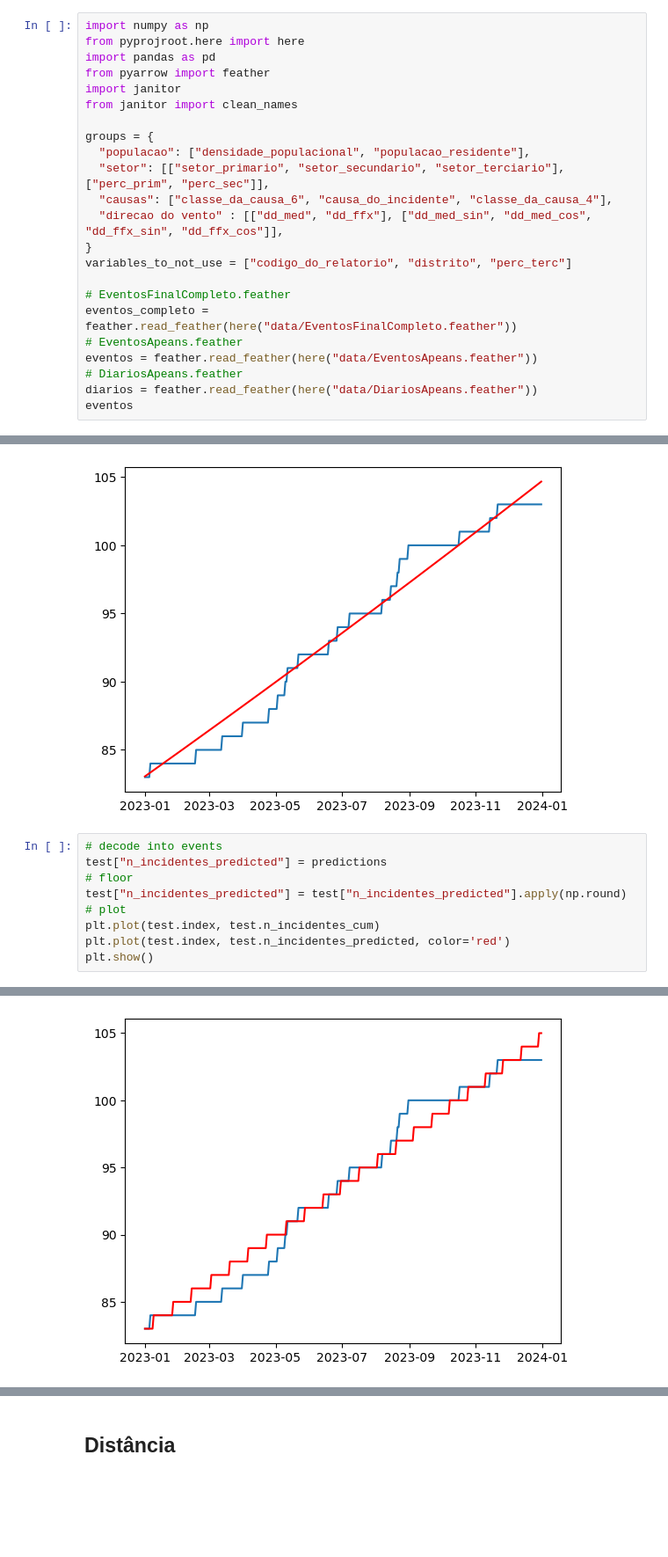
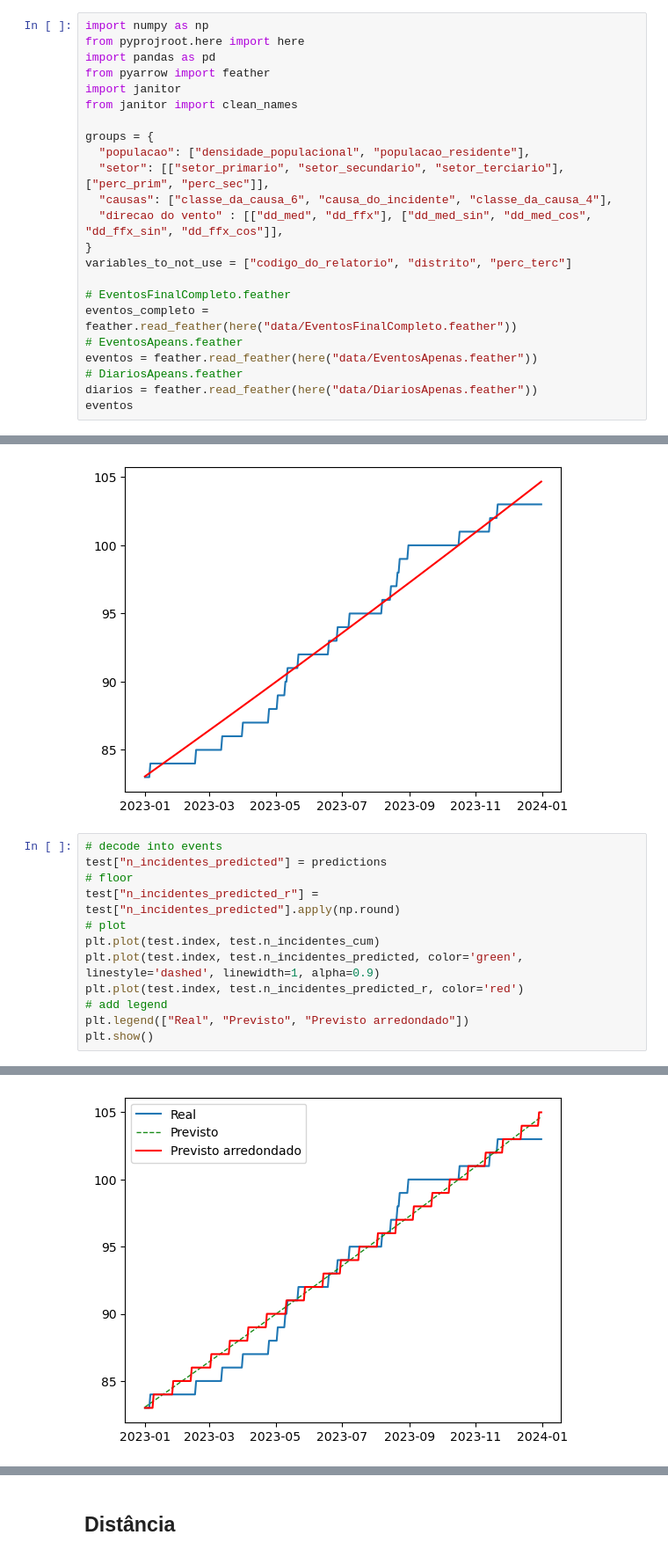
Before and after one commit to Vullkano/pfacd, a Jupyter notebook: src/modeling/modeling_cum.ipynb, the cells around one changed output, grey strips where cells are left out. Shown at 88% size. Drawn from its saved outputs; the diff is of its cells as text; blank space fills up the shorter version.

```diff
--- a/src/modeling/modeling_cum.ipynb
+++ b/src/modeling/modeling_cum.ipynb
@@ -17,9 +17,9 @@ variables_to_not_use = ["codigo_do_relatorio", "distrito", "perc_terc"]
 # EventosFinalCompleto.feather
 eventos_completo = feather.read_feather(here("data/EventosFinalCompleto.feather"))
 # EventosApeans.feather
-eventos = feather.read_feather(here("data/EventosApeans.feather"))
+eventos = feather.read_feather(here("data/EventosApenas.feather"))
 # DiariosApeans.feather
-diarios = feather.read_feather(here("data/DiariosApeans.feather"))
+diarios = feather.read_feather(here("data/DiariosApenas.feather"))
 eventos
 # %% [output]
 |  | codigo_do_relatorio | concelho | data_do_incidente | nivel_de_tensao | causa_do_incidente | ... |
@@ -275,10 +285,13 @@ plt.show()
 # decode into events
 test["n_incidentes_predicted"] = predictions
 # floor
-test["n_incidentes_predicted"] = test["n_incidentes_predicted"].apply(np.round)
+test["n_incidentes_predicted_r"] = test["n_incidentes_predicted"].apply(np.round)
 # plot
 plt.plot(test.index, test.n_incidentes_cum)
-plt.plot(test.index, test.n_incidentes_predicted, color='red')
+plt.plot(test.index, test.n_incidentes_predicted, color='green', linestyle='dashed', linewidth=1, alpha=0.9)
+plt.plot(test.index, test.n_incidentes_predicted_r, color='red')
+# add legend
+plt.legend(["Real", "Previsto", "Previsto arredondado"])
 plt.show()
 # %% [output]
 A value is trying to be set on a copy of a slice from a DataFrame.
@@ -294 +307 @@ See the caveats in the documentation: https://pandas.pydata.org/pandas-docs/stab
-[figure, old version]
+[figure, new version]
```
Also changed, not shown: parts of 12 cells of this notebook, 5 other files.
